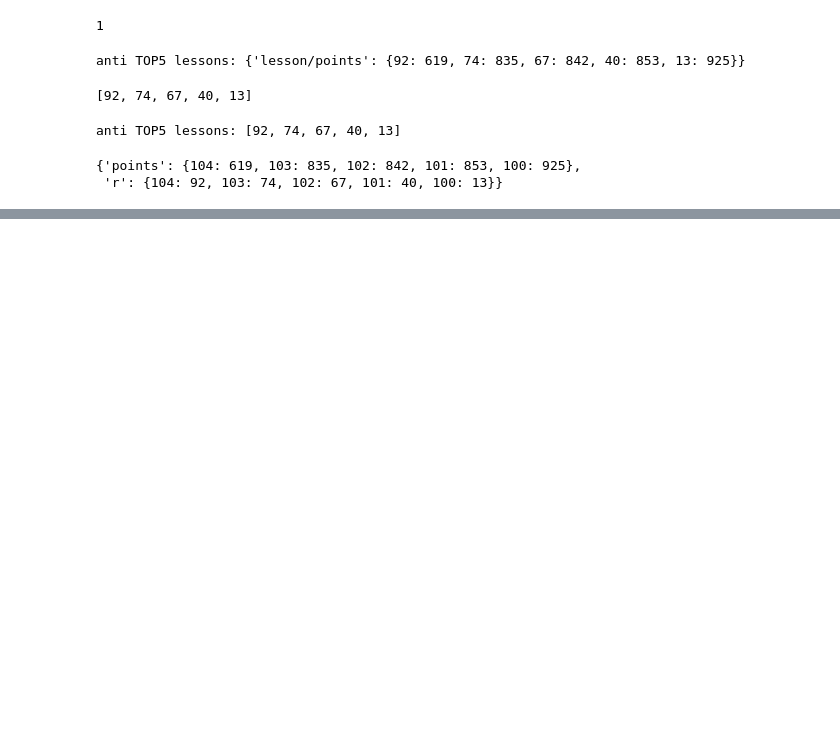
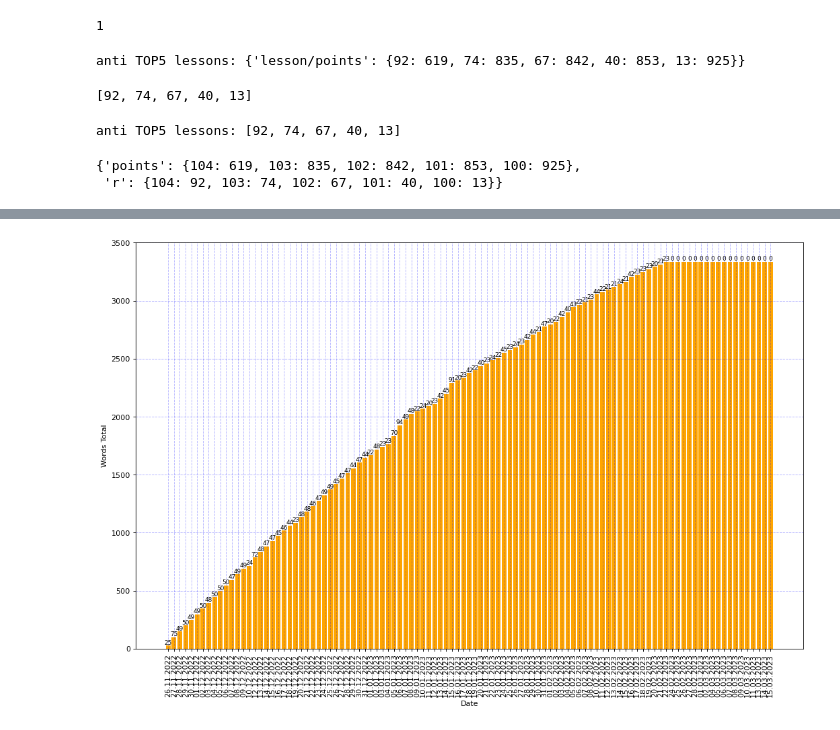
Before and after one commit to alexey198631/hobby_dutch_project, a Jupyter notebook: additional/for_testing.ipynb, the cells around one changed output, grey strips where cells are left out. Drawn from its saved outputs; the diff is of its cells as text; code cells hidden in the pictures; blank space fills up the shorter version.

```diff
--- a/additional/for_testing.ipynb
+++ b/additional/for_testing.ipynb
@@ -340,0 +698,4 @@ lesson
+# %%
+words_progress(lesson)
+# %% [output]
+[figure, added]
```
Also changed, not shown: parts of 15 cells of this notebook.
